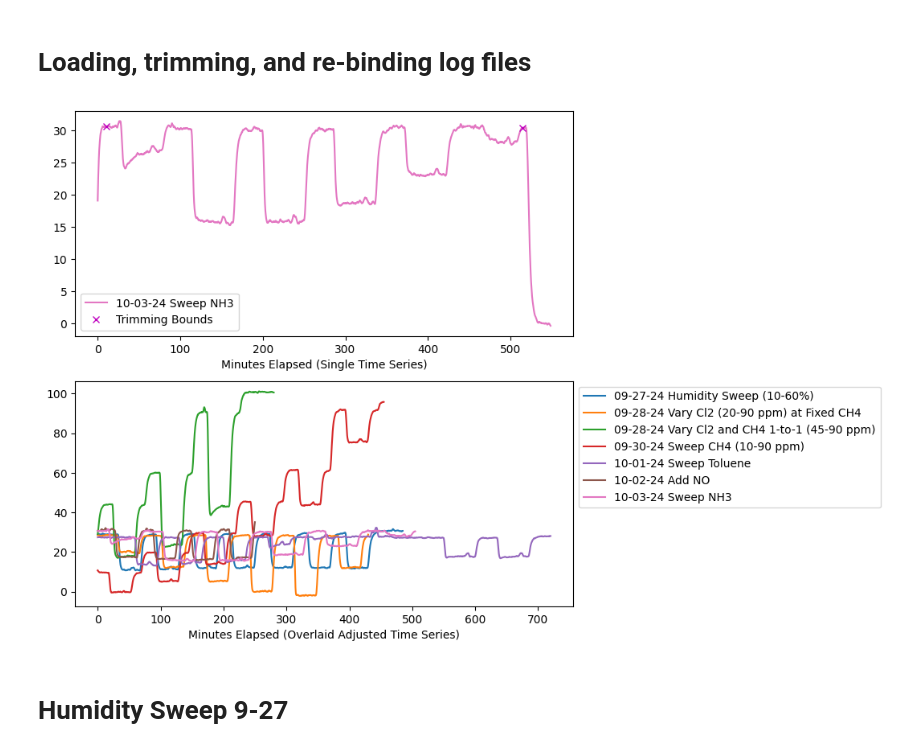
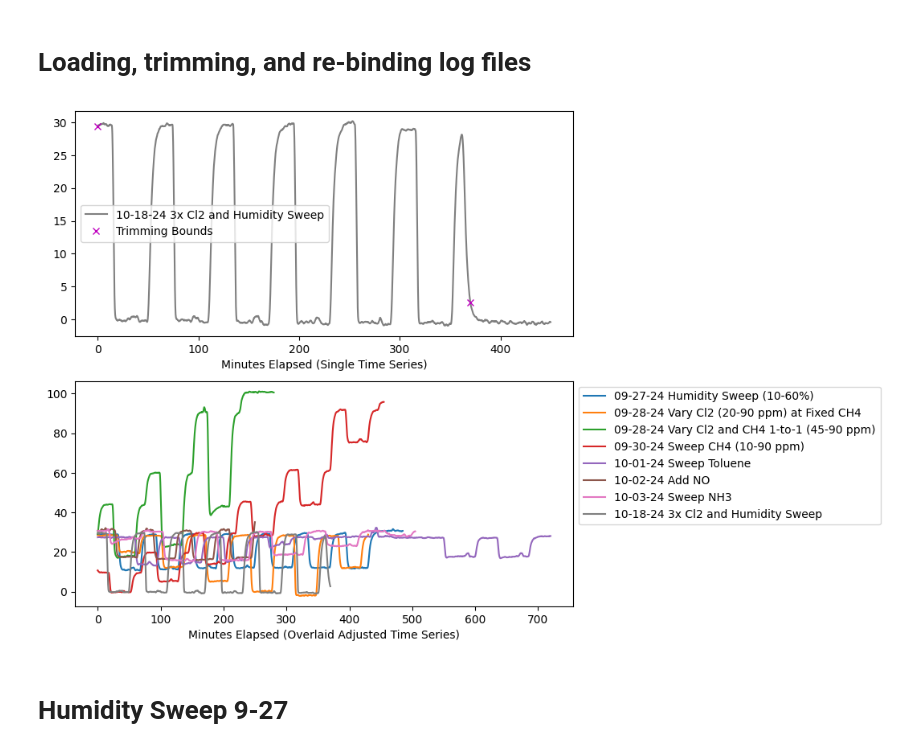
Before and after one commit to richardsrandall/Fall-2024-Cl2, a Jupyter notebook: 09-29 Cl2 Campaign Redo 1/09-29_process_cl2_data.ipynb, the cells around one changed output. Cells and saved outputs as stored; diff of their text form; code cells hidden in the pictures.

```diff
--- a/09-29 Cl2 Campaign Redo 1/09-29_process_cl2_data.ipynb
+++ b/09-29 Cl2 Campaign Redo 1/09-29_process_cl2_data.ipynb
@@ -17,6 +17,7 @@ info = (('data/09_27_humidity_sweep_log.csv','09-27-24 Humidity Sweep (10-60%)',
         ('data/10-01-24_toluene.csv','10-01-24 Sweep Toluene','data/10-01_ftir.prn'),
         ('data/10-02_NO_test.csv','10-02-24 Add NO','data/10-02_ftir.prn'),
         ('data/10-03_nh3_sweep.csv','10-03-24 Sweep NH3','data/10-03_ftir.prn'),
+        ('data/10-18_3xCl2_humidity_sweep_log.csv','10-18-24 3x Cl2 and Humidity Sweep','data/10-18_ftir.prn'),
         )
 hush=True
 raw_data = process_cl2.extract_data([i[:2] for i in info],hush)
@@ -37,22 +38,23 @@ pass
 # %%
 #@np.vectorize
 def calibrate_cl2(mv):
     return (mv-43.5)*30/(83-43.5)
 
 importlib.reload(process_cl2)
 trim_params=((15,500),
              (10,440),
              (440,720),
              (165,620),
              (100,820),
              (20,270),
              (10,515),
+             (0,370),
              )
 (data,ax1,ax2) = process_cl2.trim_dataframes(raw_data,trim_params,
-                                   plot=True,which_field='FTIR: CH4 (ppm)',which_df=6)
+                                   plot=True,which_field='FTIR: CH4 (ppm)',which_df=7)
 rf = process_cl2.RemovalFinder(data,"09-29_cl2_campaign_after_mfc_zero")
 # %% [output]
-[figure, old version]
+[figure, new version]
 # %% [markdown]
 <h1> Humidity Sweep 9-27 </h1>
 # %%
```
Also changed, not shown: parts of 2 cells of this notebook, 4 other files.
